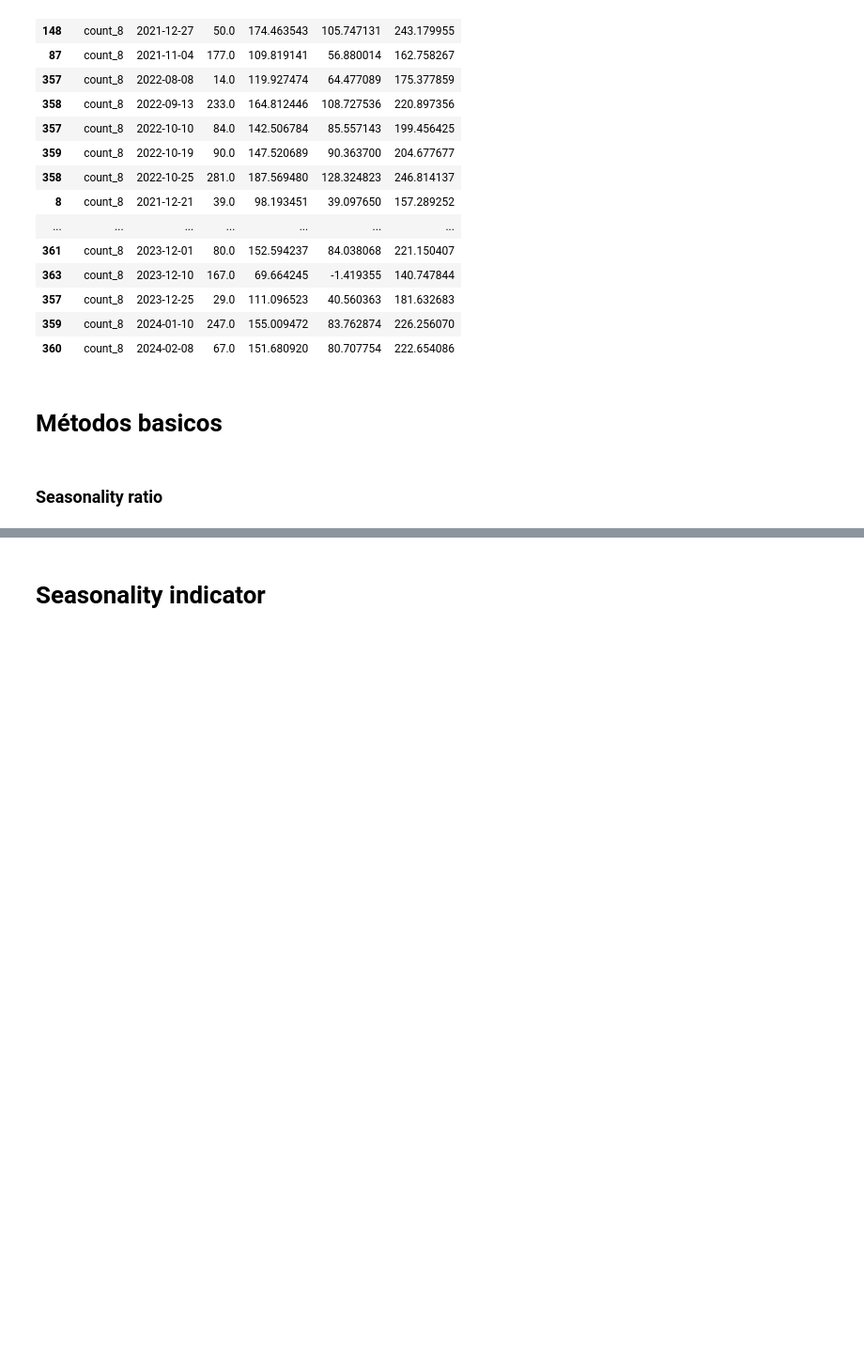
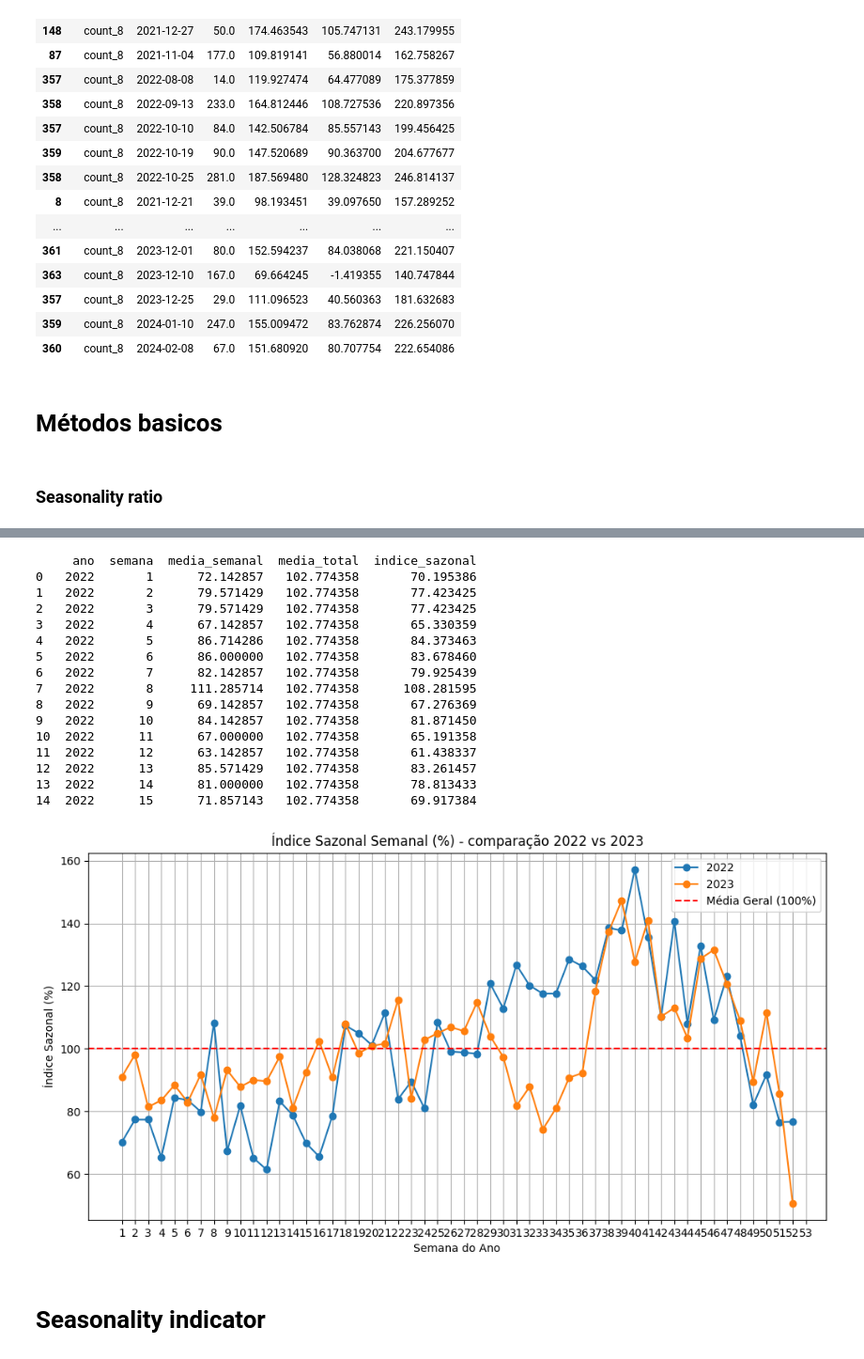
Before and after one commit to joanacarvalheiro/Seasonality, a Jupyter notebook: construcao_modelos/MSTL.ipynb, the cells around one changed output, grey strips where cells are left out. Shown: that part at 94% size. Cells and saved outputs as stored; diff of their text form; code cells hidden in the pictures; blank space fills up the shorter version.

```diff
--- a/construcao_modelos/MSTL.ipynb
+++ b/construcao_modelos/MSTL.ipynb
@@ -659,13 +567,0 @@ plt.show()
-# %%
-plt.figure(figsize=(14, 6))
-for ano in anos:
-    plt.plot(df_pivot['semana'], df_pivot[ano], label=str(ano), alpha=0.7)
-plt.plot(df_pivot['semana'], df_pivot['indice_sazonal_agg'], color='black', linewidth=2, label='Agregado')
-
-plt.xlabel('Semana do Ano')
-plt.ylabel('Índice Sazonal (%)')
-plt.title('Índice Sazonal Semanal (count_8) - Gráfico de Linhas')
-plt.legend()
-plt.grid(True)
-plt.tight_layout()
-plt.show()
@@ -674,2 +624,58 @@ plt.show()
+# %%
+
+# Filtrar só os anos 2022 e 2023
+df_filtrado = df_diario[df_diario['ano'].isin([2022, 2023])].copy()
+
+# Calcular média diária total para cada ano (para normalizar)
+media_total_ano = df_filtrado.groupby('ano')['count_8'].mean().reset_index(name='media_total')
+
+# Calcular média diária semanal para cada ano
+df_media_semanal_ano = (
+    df_filtrado
+    .groupby(['ano', 'semana'])['count_8']
+    .mean()
+    .reset_index(name='media_semanal')
+)
+
+# Juntar para calcular índice sazonal (percentual)
+df_media_semanal_ano = df_media_semanal_ano.merge(media_total_ano, on='ano')
+df_media_semanal_ano['indice_sazonal'] = (df_media_semanal_ano['media_semanal'] / df_media_semanal_ano['media_total']) * 100
+
+# Mostrar tabela para verificação
+print(df_media_semanal_ano.head(15))
+
+# --- Gráfico comparativo ---
+
+plt.figure(figsize=(12,6))
+for ano in [2022, 2023]:
+    df_plot = df_media_semanal_ano[df_media_semanal_ano['ano'] == ano]
+    plt.plot(df_plot['semana'], df_plot['indice_sazonal'], marker='o', label=str(ano))
+
+plt.title('Índice Sazonal Semanal (%) - comparação 2022 vs 2023')
+plt.xlabel('Semana do Ano')
+plt.ylabel('Índice Sazonal (%)')
+plt.grid(True)
+plt.xticks(range(1, 54))
+plt.axhline(100, color='red', linestyle='--', label='Média Geral (100%)')
+plt.legend()
+plt.show()
+# %% [output]
+     ano  semana  media_semanal  media_total  indice_sazonal
+0   2022       1      72.142857   102.774358       70.195386
+1   2022       2      79.571429   102.774358       77.423425
+2   2022       3      79.571429   102.774358       77.423425
+3   2022       4      67.142857   102.774358       65.330359
+4   2022       5      86.714286   102.774358       84.373463
+5   2022       6      86.000000   102.774358       83.678460
+6   2022       7      82.142857   102.774358       79.925439
+7   2022       8     111.285714   102.774358      108.281595
+8   2022       9      69.142857   102.774358       67.276369
+9   2022      10      84.142857   102.774358       81.871450
+10  2022      11      67.000000   102.774358       65.191358
+11  2022      12      63.142857   102.774358       61.438337
+12  2022      13      85.571429   102.774358       83.261457
+13  2022      14      81.000000   102.774358       78.813433
+14  2022      15      71.857143   102.774358       69.917384
+[figure, added]
 # %% [markdown]
 # Seasonality indicator
```
Also changed, not shown: parts of 23 cells of this notebook, 1 other file.
